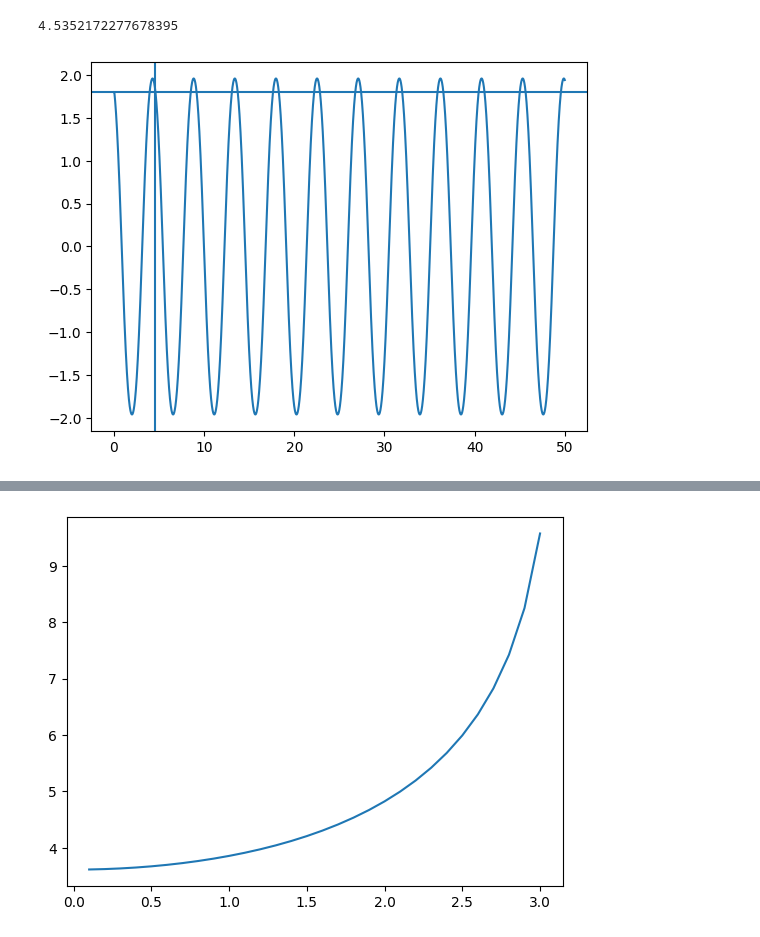
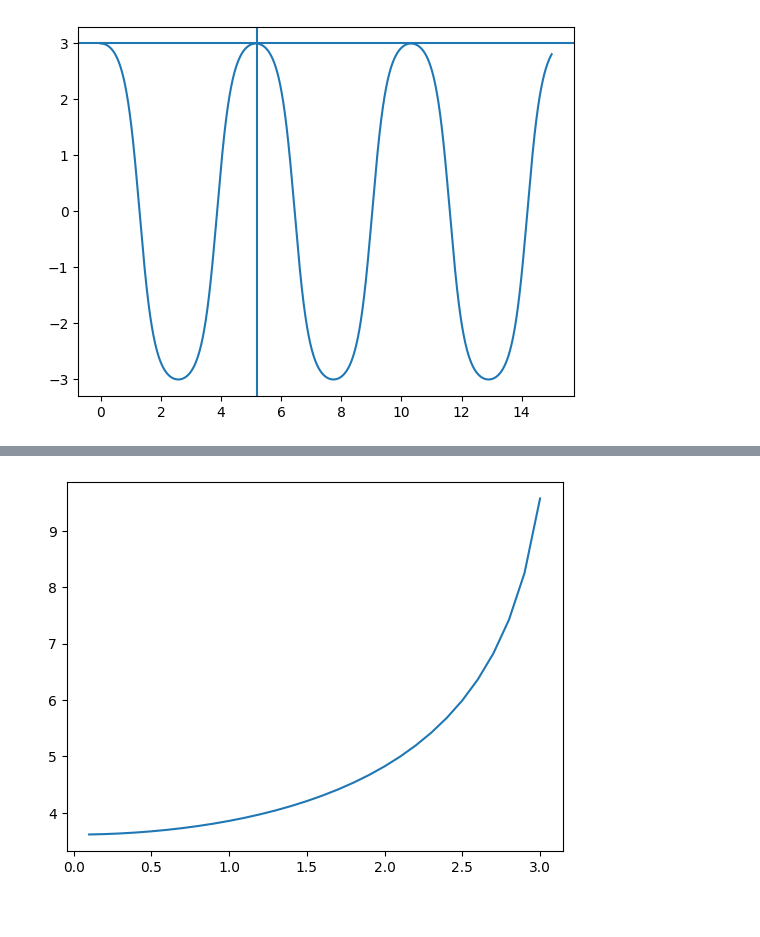
Before and after one commit to metallicpeat/computational-physics, a Jupyter notebook: simple-pendulum/HW3.ipynb, the cells around one changed output, grey strips where cells are left out. Drawn from its saved outputs; the diff is of its cells as text; code cells hidden in the pictures.

```diff
--- a/simple-pendulum/HW3.ipynb
+++ b/simple-pendulum/HW3.ipynb
@@ -1,62 +1,45 @@
 # %%
 import numpy as np
 import matplotlib.pyplot as plt
 
-# Equation of motion: -g/l sin theta
-    # No driving, no damping?
+g, L= 9.8, 1.0 #initial parameters
 
-g = 9.8
-l = 3
 
-def RK4():
-    pass
+def Verlet(theta,dt):
+    time_vals = [0,0] # first and second step. *so* close together.
+    theta_vals = [theta,theta] # first and second step. *so* close together.
+    theta_prev = theta
+    for i in range(15000):
+        theta_new = 2*theta - theta_prev - (g/L)*np.sin(theta)*dt**2 + (g/L)*np.sin(theta)*dt**4
+        theta_prev, theta = theta, theta_new
+        theta_vals.append(theta)
+        time_vals.append(i*dt)
+    return time_vals,theta_vals
 
-def Verlet(th0,om0,dt,tmax):
-    time = [0]
-    time.append(time[0]+0.05)
-
-    theta =[th0]
-    theta.append(theta[0]+om0*0.05)
-
-    i = 1
-    t = 0.05
-    while t < tmax:
-        theta.append(2*theta[i]-theta[i-1]+(g/l)*np.sin(theta[i])*(-dt**2+dt**4))
-        t += dt
-        time.append(t)
-        i += 1
-    return time,theta
-
-def noSmall():
-    pass
 
 def Simpson(theta0,a,b,num_points):
     def function(theta,theta0):
         value = 1 / (np.sqrt(np.cos(theta)-np.cos(theta0)))
         return value
     dx = (b-a)/(num_points)
     integral = function(a,theta0)
     for i in range(1,num_points,2):
         integral += 4 * function(a+(i*dx),theta0)
     for i in range(2,num_points-2,2):
         integral += 2 * function(a+i*dx,theta0)
     integral += function(b,theta0)
     integral *= (dx/3)
     return integral
 
-tmax = 50
+theta0 = 3
 dt = 0.001
-theta0 = 1.8
+integral = np.sqrt(8* L/g)* Simpson(theta0,0,0.9999999*theta0,100000)
+times,thetas = Verlet(theta0,dt)
 
-time,theta= Verlet(theta0,-0.02,dt,tmax)
 
-integral = np.sqrt(8* l/g)* Simpson(theta0,0,0.9999999*theta0,10000)
-print(integral)
-
-plt.plot(time,theta)
+plt.plot(times,thetas)
 plt.axhline(y=theta0)
 plt.axvline(x=integral)
 plt.show()
 # %% [output]
-4.5352172277678395
-[figure, old version]
+[figure, new version]
```
Also changed, not shown: parts of 3 cells of this notebook.
